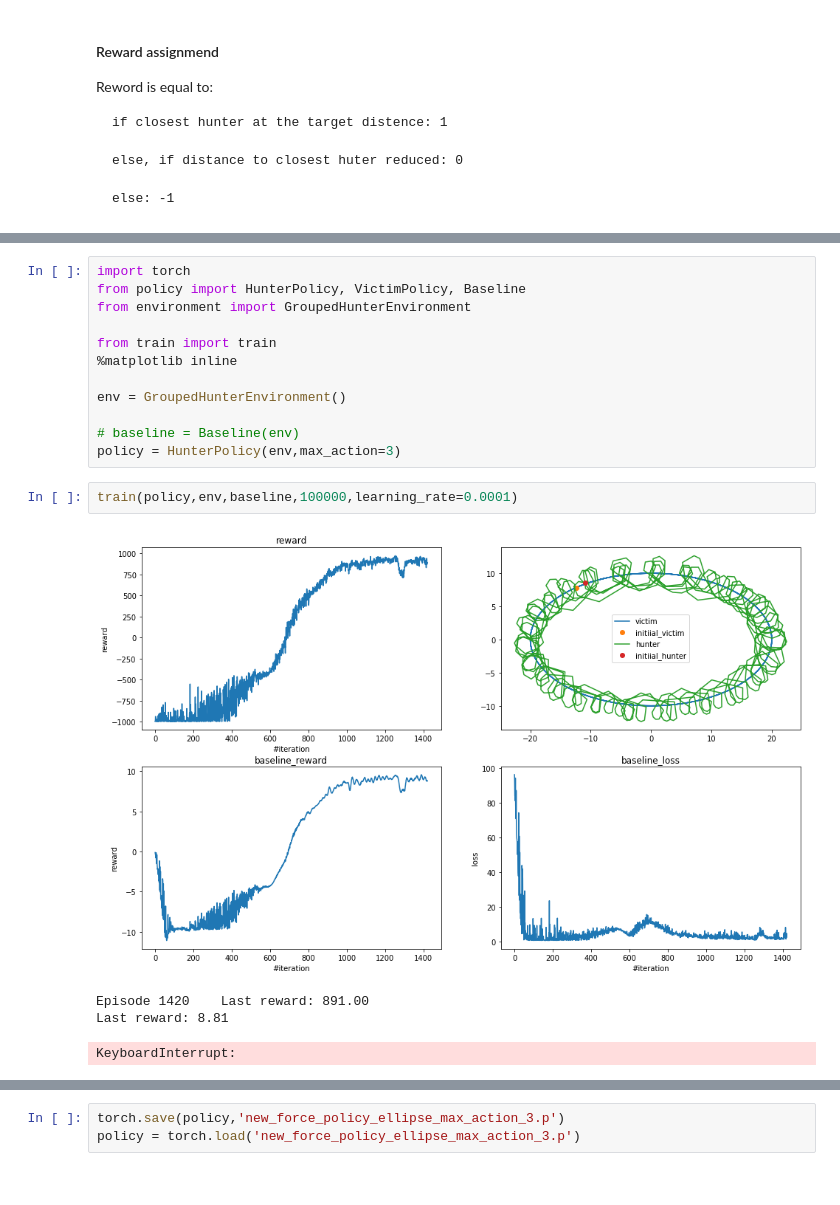
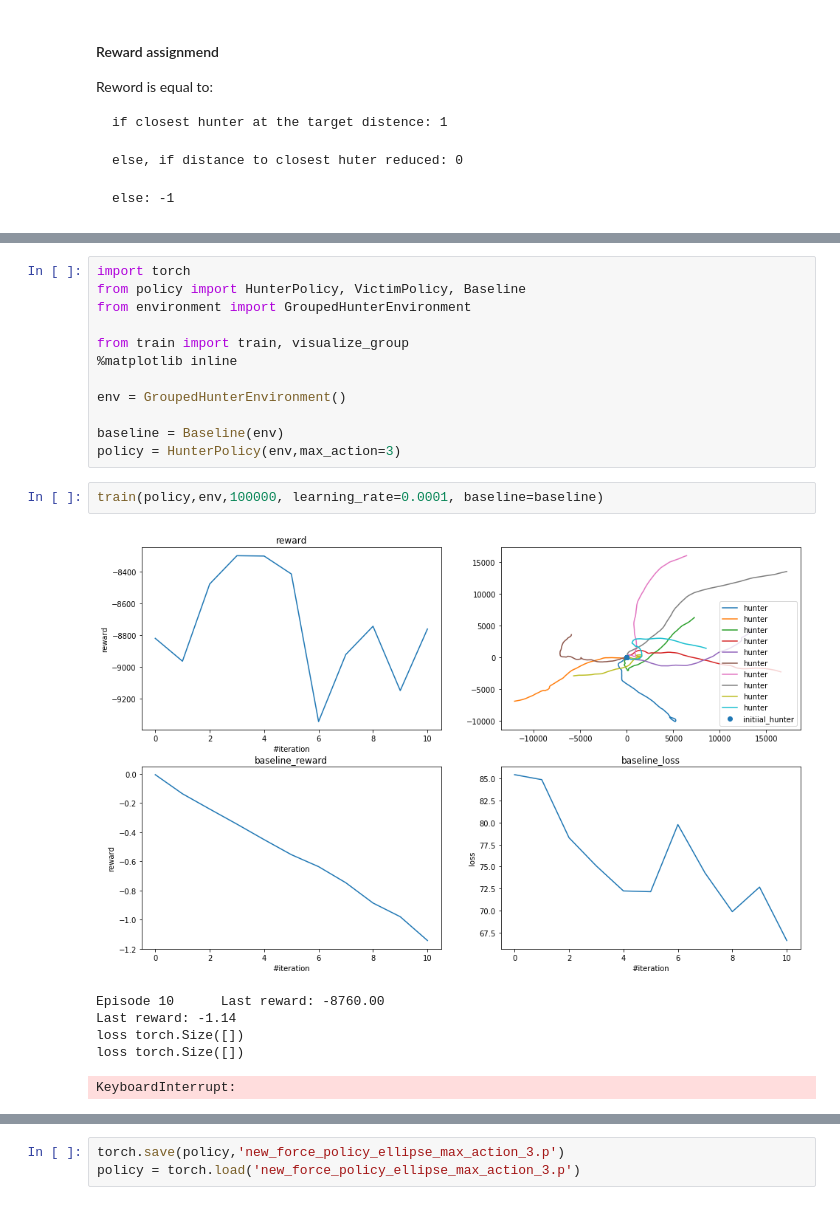
Before and after one commit to egornuzhin/hunter_learning, a Jupyter notebook: rl_hunter_larning_grouped_force_action.ipynb, the cells around one changed output, grey strips where cells are left out. Saved outputs shown, nothing was run; the diff lists cells and outputs as text.

```diff
--- a/rl_hunter_larning_grouped_force_action.ipynb
+++ b/rl_hunter_larning_grouped_force_action.ipynb
@@ -101,19 +87,21 @@ import torch
 from policy import HunterPolicy, VictimPolicy, Baseline
 from environment import GroupedHunterEnvironment
 
-from train import train
+from train import train, visualize_group
 %matplotlib inline
 
 env = GroupedHunterEnvironment()
 
-# baseline = Baseline(env)
+baseline = Baseline(env)
 policy = HunterPolicy(env,max_action=3)
 # %%
-train(policy,env,baseline,100000,learning_rate=0.0001)
+train(policy,env,100000, learning_rate=0.0001, baseline=baseline)
 # %% [output]
-[figure, old version]
+[figure, new version]
-Episode 1420    Last reward: 891.00
-Last reward: 8.81
+Episode 10      Last reward: -8760.00
+Last reward: -1.14
+loss torch.Size([])
+loss torch.Size([])
 KeyboardInterrupt:
 # %%
 policy = torch.load('force_policy_ellipse_max_action_3.p')
```
Also changed, not shown: parts of 2 cells of this notebook, 5 other files.
